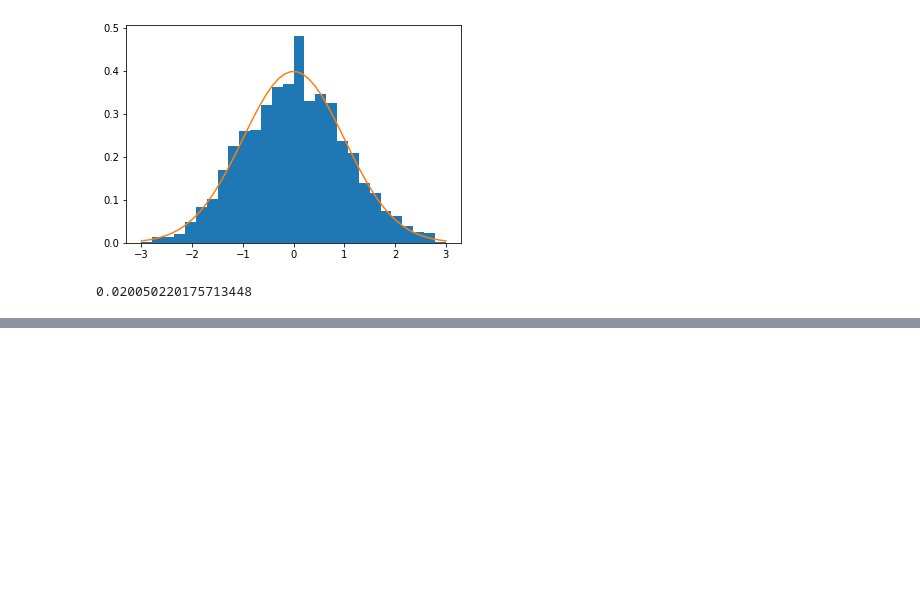
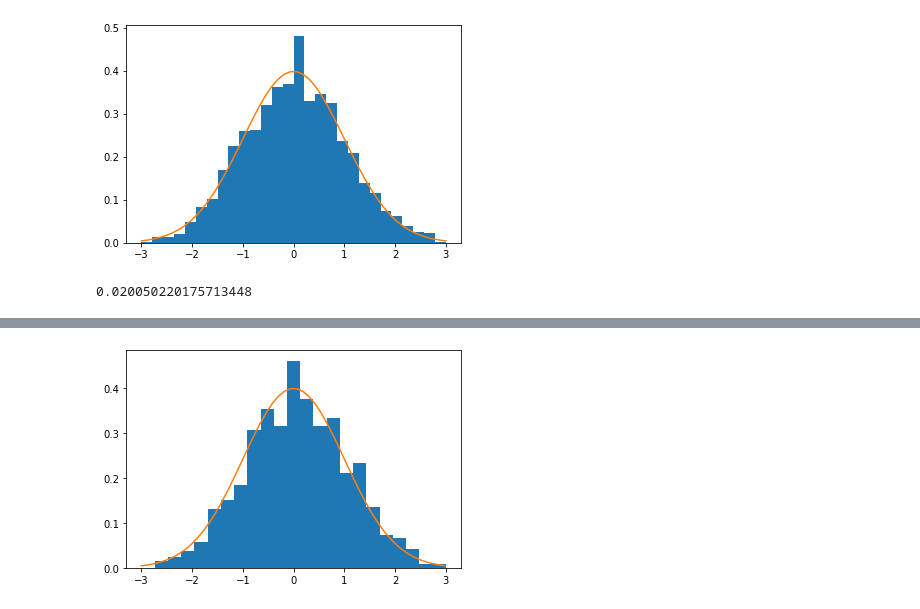
Before and after one commit to freshtaste/CausalModel, a Jupyter notebook: causalmodel/Samples/Sample_Notebook_for_causalmodel.ipynb, the cells around one changed output, grey strips where cells are left out. Cells and saved outputs as stored; diff of their text form; code cells hidden in the pictures; blank space fills up the shorter version.

```diff
--- a/causalmodel/Samples/Sample_Notebook_for_causalmodel.ipynb
+++ b/causalmodel/Samples/Sample_Notebook_for_causalmodel.ipynb
@@ -118,0 +118,25 @@ plt.show()
+# %%
+import matplotlib.pyplot as plt
+from scipy.stats import norm
+
+def simulation3(n=1000):
+    Z, SE, TAU = list(), list(), list()
+    for i in range(n):
+        Y, T, X, prob = get_data(N=1000)
+        po = PotentialOutcome(Y, T, X)
+        result = po.est_via_matching(1,1,bias_adj=True)
+        z = result.z
+        se = result.standard_error
+        Z.append(z)
+        SE.append(se)
+        TAU.append(result.average_treatment_effect)
+    return Z, SE, TAU
+
+Z3, SE3, TAU3 = simulation3()
+_ = plt.hist((np.array(TAU3) - tau)/np.sqrt(np.var(TAU3)), density=True, bins='auto', range=(-3,3))
+x = np.linspace(-3,3)
+pdf = norm.pdf(x)
+_ = plt.plot(x,pdf)
+plt.show()
+# %% [output]
+[figure, added]
```
Also changed, not shown: parts of 3 cells of this notebook, 1 other file.
